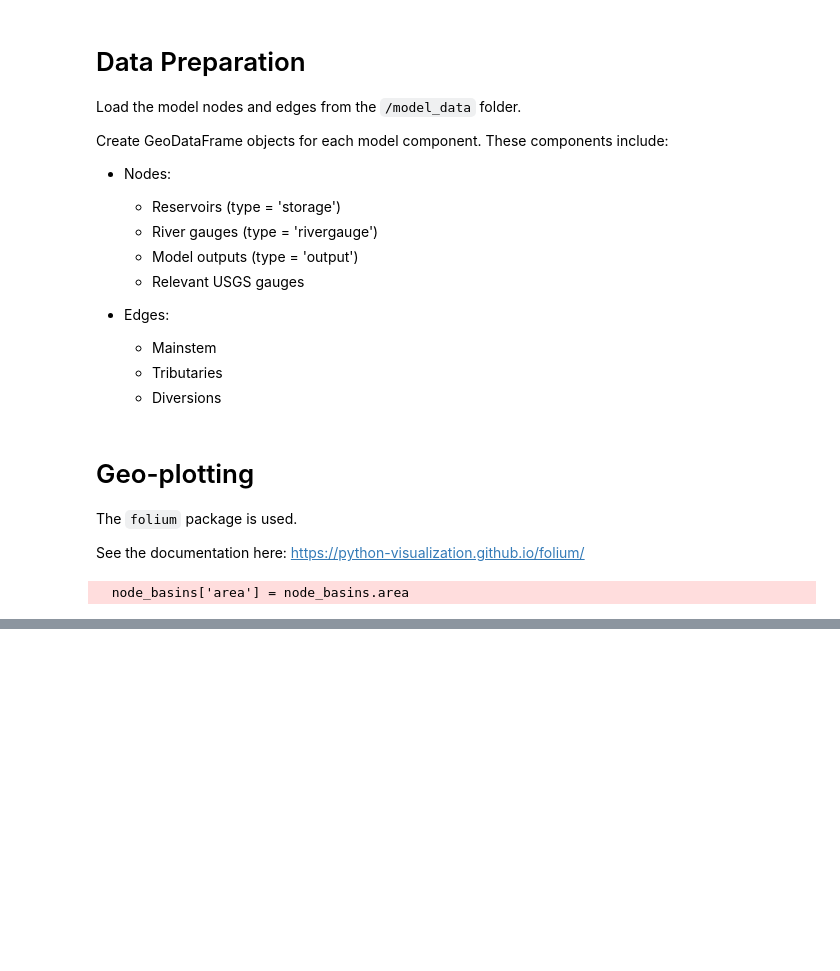
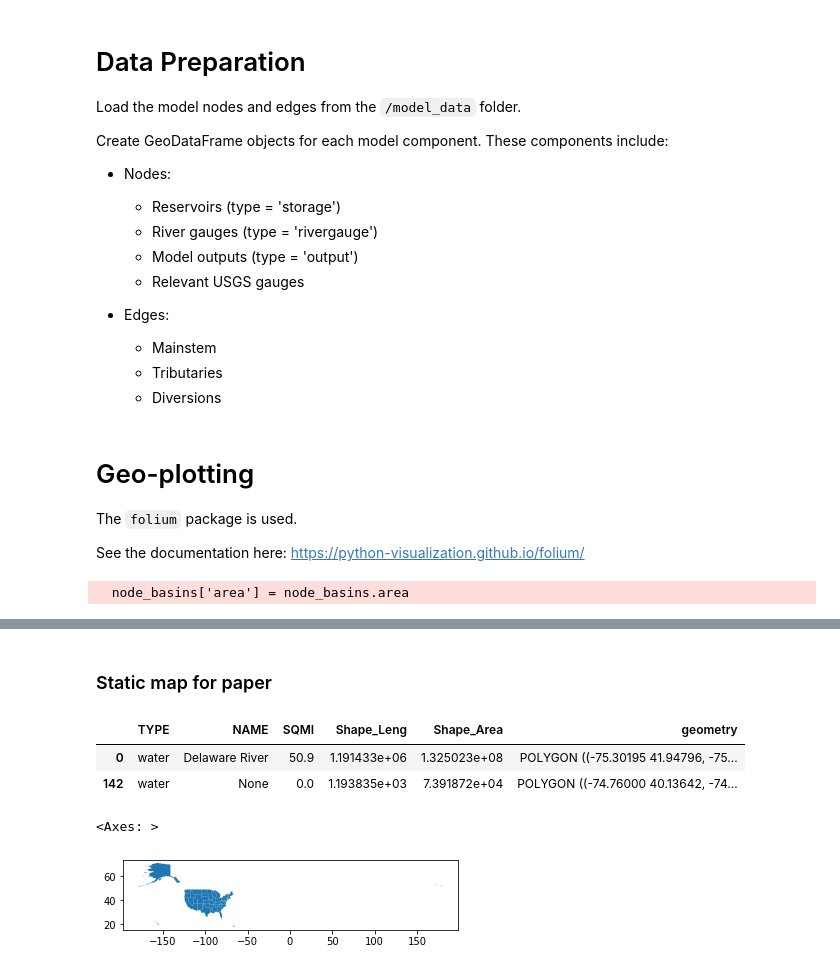
Before and after one commit to Pywr-DRB/Pywr-DRB, a Jupyter notebook: DRB_spatial/DRB_model_map.ipynb, the cells around one changed output, grey strips where cells are left out. Drawn from its saved outputs; the diff is of its cells as text; code cells hidden in the pictures; blank space fills up the shorter version.

Commit message:
add static map for paper

```diff
--- a/DRB_spatial/DRB_model_map.ipynb
+++ b/DRB_spatial/DRB_model_map.ipynb
@@ -552,3 +559,17 @@ geomap.save("drb_model_map.html")
 geomap
 # %% [output]
 [interactive output not drawn]
+# %% [markdown]
+### Static map for paper
+# %%
+drb_river.loc[drb_river['TYPE']=='water']
+# %% [output]
+|  | TYPE | NAME | SQMI | Shape_Leng | Shape_Area | geometry |
+| 0 | water | Delaware River | 50.9 | 1.191433e+06 | 1.325023e+08 | POLYGON ((-75.30195 41.94796, -75... |
+| 142 | water | None | 0.0 | 1.193835e+03 | 7.391872e+04 | POLYGON ((-74.76000 40.13642, -74... |
+# %%
+states = gpd.read_file('states/tl_2010_us_state10.shp')
+states.plot()
+# %% [output]
+<Axes: >
+[figure, added]
```
Also changed, not shown: parts of 9 cells of this notebook, 14 other files.
